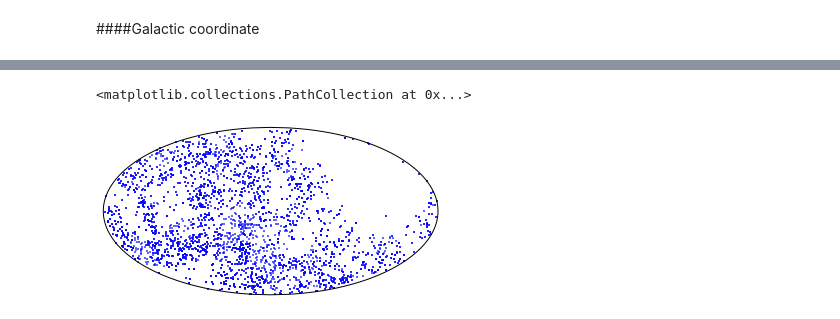
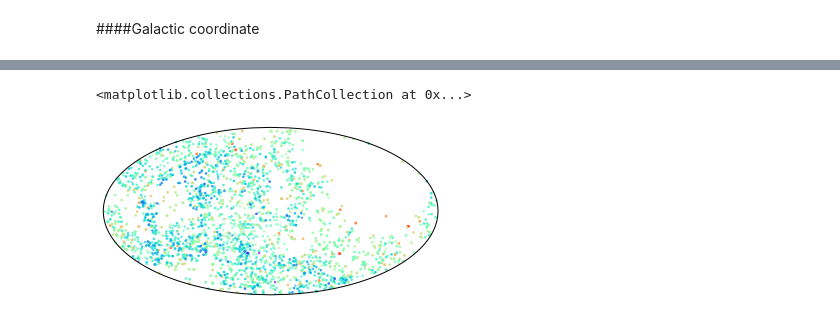
Before and after one commit to ridlo/almaCal_ipynb, a Jupyter notebook: radec_calibrator_ALMA.ipynb, the cells around one changed output, grey strips where cells are left out. Cells and saved outputs as stored; diff of their text form; code cells hidden in the pictures.

```diff
--- a/radec_calibrator_ALMA.ipynb
+++ b/radec_calibrator_ALMA.ipynb
@@ -106,5 +93,10 @@ x, y = m(g_l, g.b.degree)
-# %%
-m.scatter(x, y, 2, marker='.', color='b')
-# %% [output]
-<matplotlib.collections.PathCollection at 0x...>
-[figure, removed]
+# %%
+equ = SkyCoord(ra, dec, frame='icrs', unit='deg')
+gal = equ.galactic
+# %%
+l = shift180pm(gal.l.degree) # shift galactic longitude [-180, 180]
+x, y = m(l, gal.b.degree)
+m.scatter(x, y, c=color, s=6, lw=0, alpha=0.7, cmap=cmap)
+# %% [output]
+<matplotlib.collections.PathCollection at 0x...>
+[figure, added]
```
Also changed, not shown: parts of 36 cells of this notebook.
